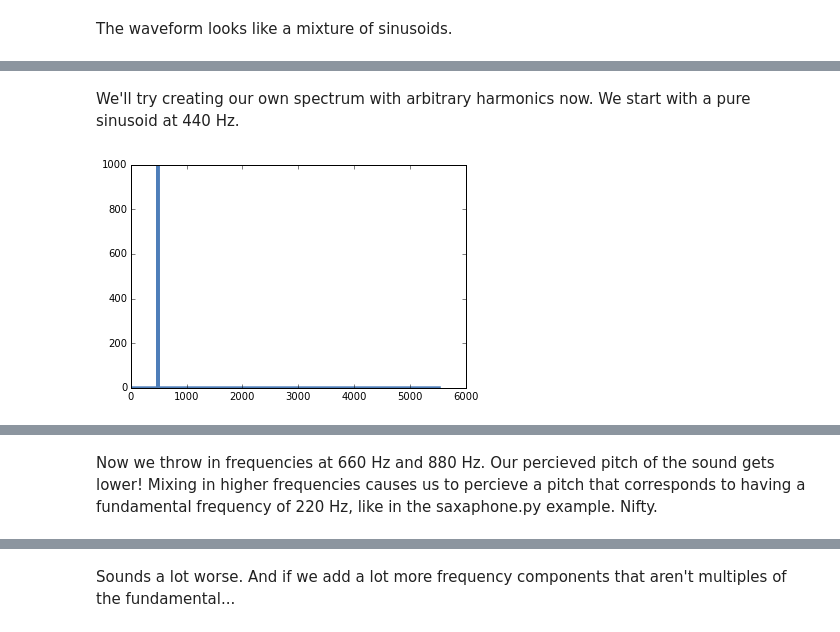
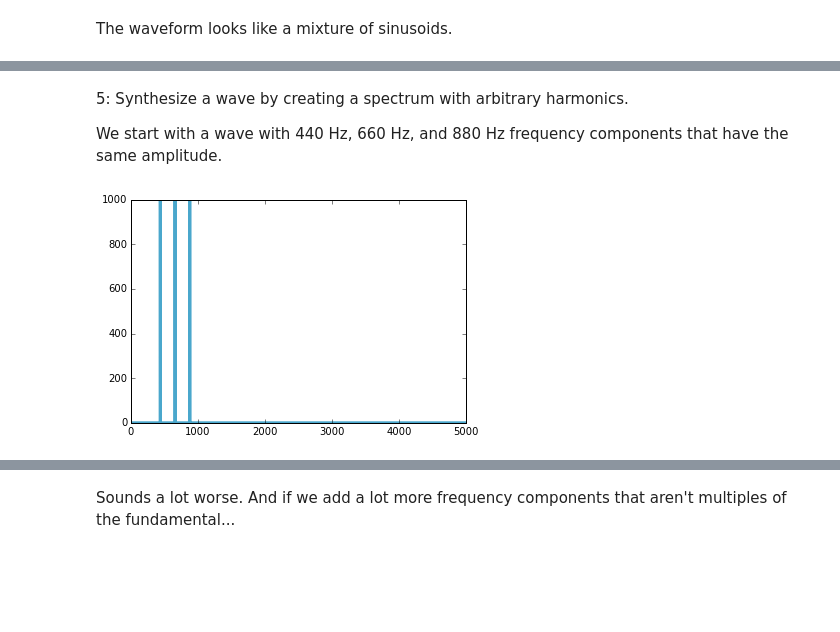
Before and after one commit to dennis-chen/ThinkDSP, a Jupyter notebook: code/ps01.ipynb, the cells around one changed output, grey strips where cells are left out. Cells and saved outputs as stored; diff of their text form; code cells hidden in the pictures; blank space fills up the shorter version.

```diff
--- a/code/ps01.ipynb
+++ b/code/ps01.ipynb
@@ -70,19 +69,21 @@ mid = mid_spectrum.make_wave()
 mid.make_audio()
 # %% [output]
 [interactive output not drawn]
-# %% [markdown]
-We'll try creating our own spectrum with arbitrary harmonics now. We start with a pure sinusoid at 440 Hz.
+# %% [markdown]
+5: Synthesize a wave by creating a spectrum with arbitrary harmonics.
+
+We start with a wave with 440 Hz, 660 Hz, and 880 Hz frequency components that have the same amplitude.
 # %%
 import cmath
 hs = np.empty((5000,),dtype=complex)
 hs.fill(cmath.rect(0,0))
 hs[440] = cmath.rect(1000,0)
-my_spec = thinkdsp.Spectrum(hs,framerate=11056)
+hs[660] = cmath.rect(1000,0)
+hs[880] = cmath.rect(1000,0)
+my_spec = thinkdsp.Spectrum(hs,framerate=10000)
 my_spec.plot()
 plt.show()
 my_spec.make_wave().make_audio()
 # %% [output]
-[figure, old version]
+[figure, new version]
 [interactive output not drawn]
-# %% [markdown]
-Now we throw in frequencies at 660 Hz and 880 Hz. Our percieved pitch of the sound gets lower! Mixing in higher frequencies causes us to percieve a pitch that corresponds to having a fundamental frequency of 220 Hz, like in the saxaphone.py example. Nifty.
```
Also changed, not shown: parts of 39 cells of this notebook, 1 other file.
